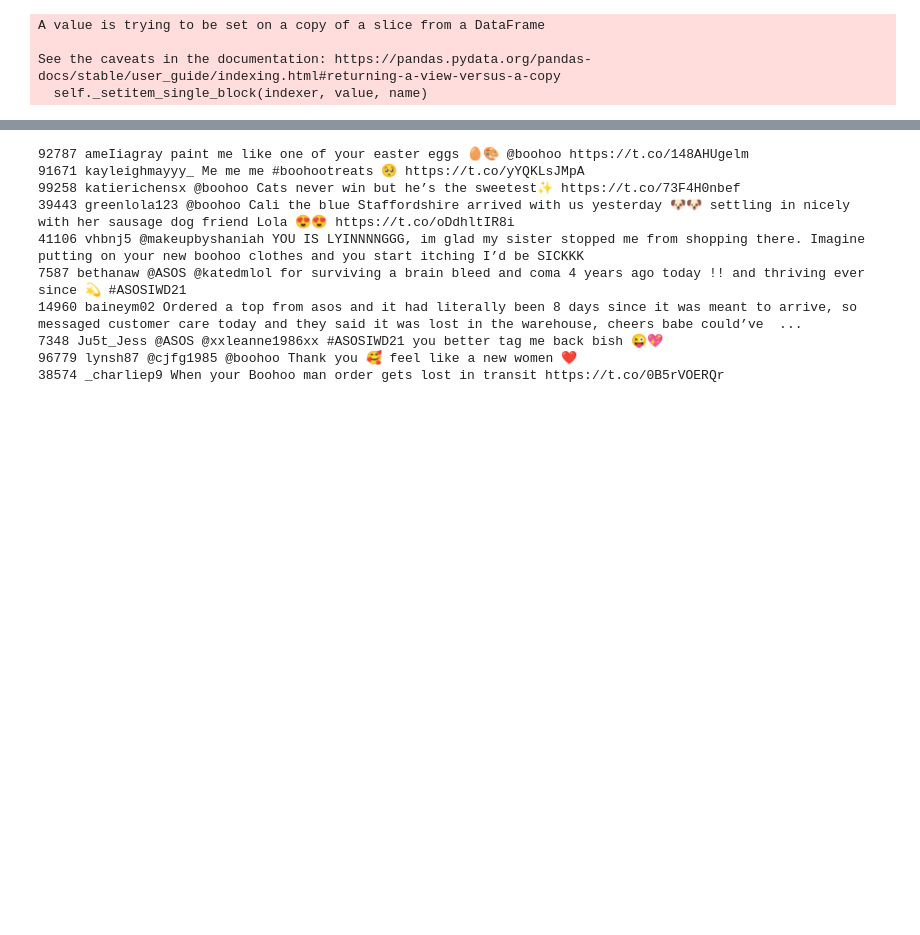
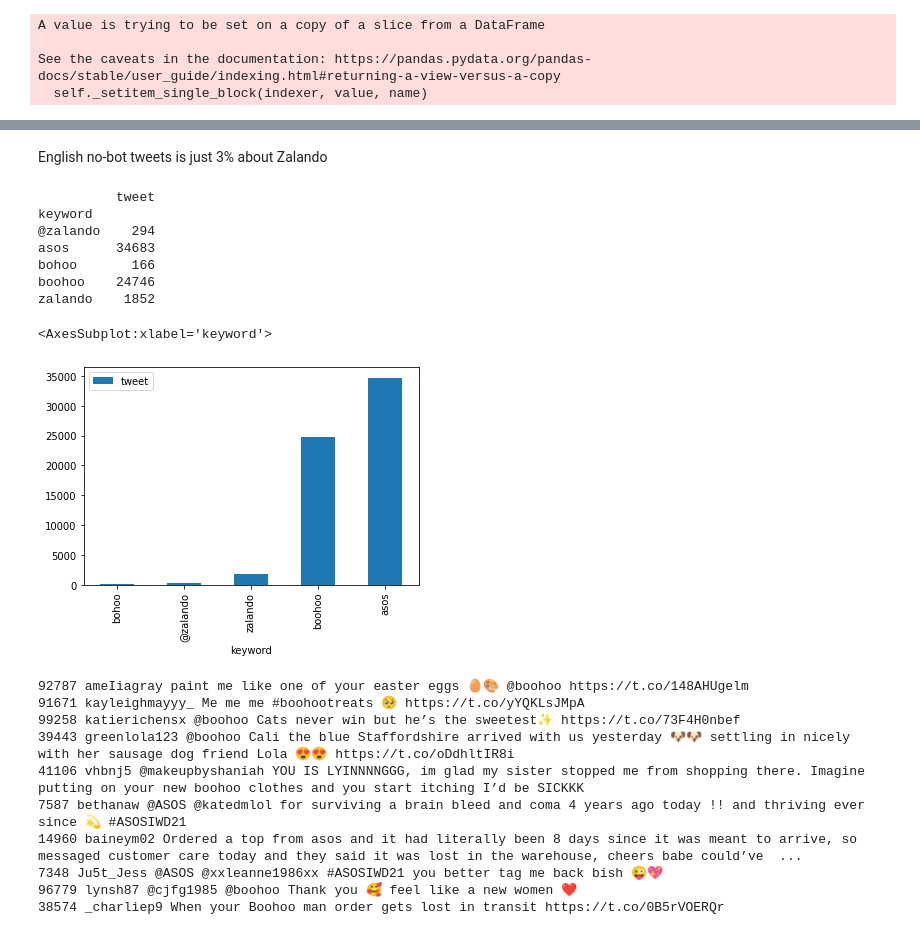
Before and after one commit to C-JoGit/Zalando_Analytics_HWR_BIPM, a Jupyter notebook: 4. Filtering bot-related tweets.ipynb, the cells around one changed output, grey strips where cells are left out. Drawn from its saved outputs; the diff is of its cells as text; code cells hidden in the pictures; blank space fills up the shorter version.

```diff
--- a/4. Filtering bot-related tweets.ipynb
+++ b/4. Filtering bot-related tweets.ipynb
@@ -69,3 +84,18 @@ True
+# %% [markdown]
+English no-bot tweets is just 3% about Zalando
+# %%
+print(bot_df[['keyword','tweet']][bot_df.bot == False].groupby(['keyword']).count())
+bot_df[['keyword','tweet']][bot_df.bot == False].groupby(['keyword']).count().sort_values(by='tweet').plot.bar()
+# %% [output]
+          tweet
+keyword
+@zalando    294
+asos      34683
+bohoo       166
+boohoo    24746
+zalando    1852
+<AxesSubplot:xlabel='keyword'>
+[figure, added]
 # %%
 #testing results by checking random 10 tweets
 sample = bot_df[bot_df.bot == False].sample(n=10)
```
Also changed, not shown: parts of 14 cells of this notebook, 2 other files.
